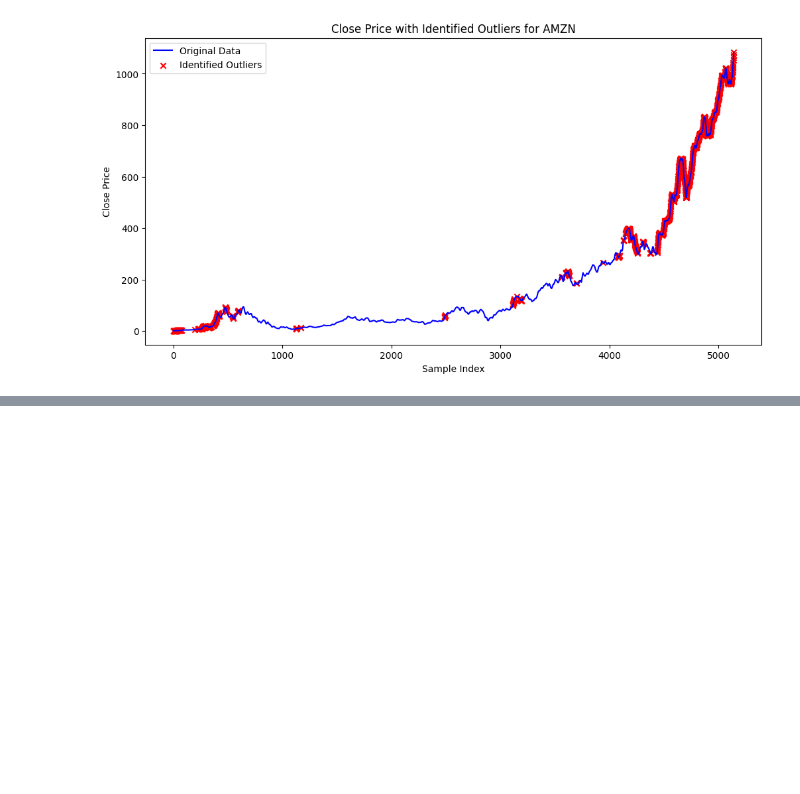
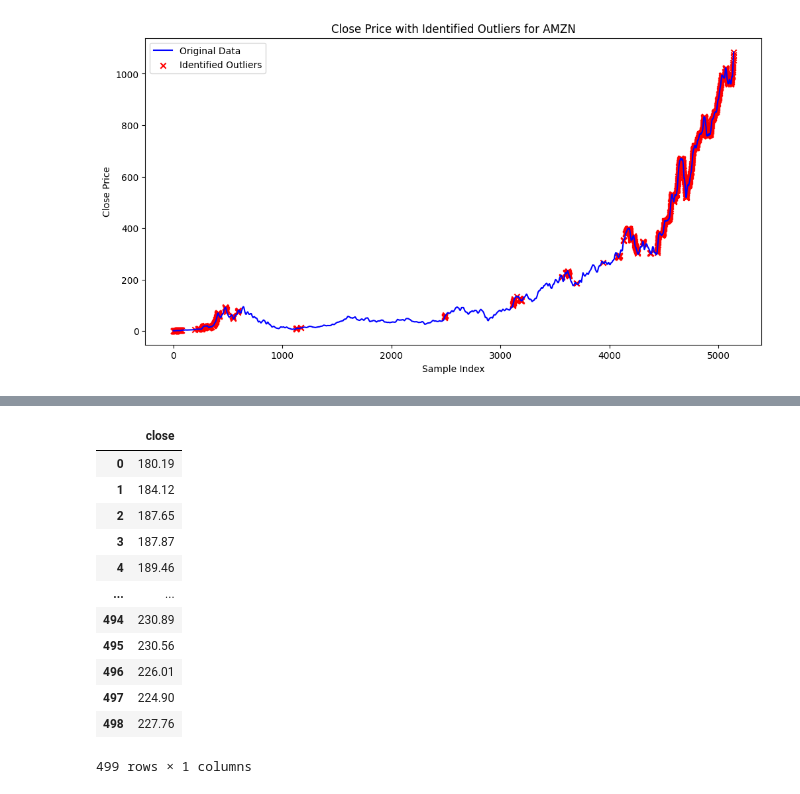
Before and after one commit to PascalS55/lstm_stock_predictions, a Jupyter notebook: src/test.ipynb, the cells around one changed output, grey strips where cells are left out. Saved outputs shown, nothing was run; the diff lists cells and outputs as text; code cells hidden in the pictures; blank space fills up the shorter version.

```diff
--- a/src/test.ipynb
+++ b/src/test.ipynb
@@ -106,0 +141,16 @@ from sklearn.metrics import r2_score
+# %%
+chart_data[["close"]]
+# %% [output]
+|  | close |
+| 0 | 180.19 |
+| 1 | 184.12 |
+| 2 | 187.65 |
+| 3 | 187.87 |
+| 4 | 189.46 |
+| ... | ... |
+| 494 | 230.89 |
+| 495 | 230.56 |
+| 496 | 226.01 |
+| 497 | 224.90 |
+| 498 | 227.76 |
+499 rows × 1 columns
```
Also changed, not shown: parts of 3 cells of this notebook, 14 other files.
